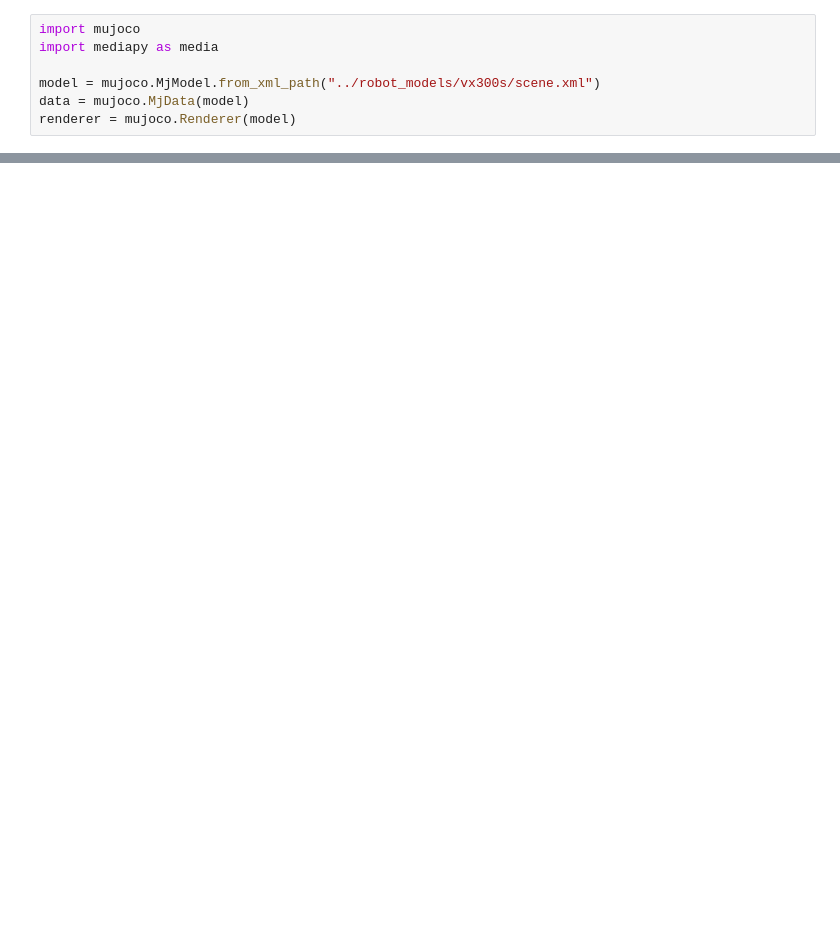
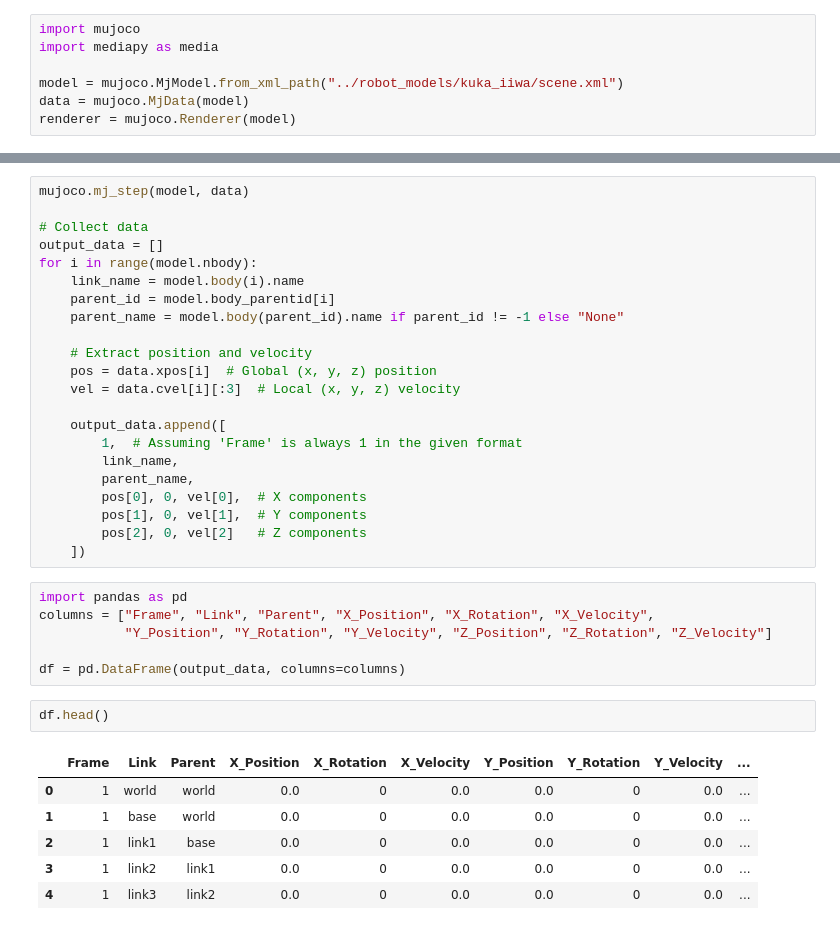
Before and after one commit to apandy02/robot_animation, a Jupyter notebook: experimentation/playground.ipynb, the cells around one changed output, grey strips where cells are left out. Cells and saved outputs as stored; diff of their text form; blank space fills up the shorter version.

Commit message:
modified:   experimentation/playground.ipynb 	modified:   experimentation/ppo.py 	modified:   src/robot_animation/env.py 	modified:   src/robot_animation/example_env.py

```diff
--- a/experimentation/playground.ipynb
+++ b/experimentation/playground.ipynb
@@ -2,7 +2,7 @@
 import mujoco
 import mediapy as media
 
-model = mujoco.MjModel.from_xml_path("../robot_models/vx300s/scene.xml")
+model = mujoco.MjModel.from_xml_path("../robot_models/kuka_iiwa/scene.xml")
 data = mujoco.MjData(model)
 renderer = mujoco.Renderer(model)
 # %%
@@ -13,0 +26,37 @@ media.show_image(renderer.render())
+# %%
+mujoco.mj_step(model, data)
+
+# Collect data
+output_data = []
+for i in range(model.nbody):
+    link_name = model.body(i).name
+    parent_id = model.body_parentid[i]
+    parent_name = model.body(parent_id).name if parent_id != -1 else "None"
+
+    # Extract position and velocity
+    pos = data.xpos[i]  # Global (x, y, z) position
+    vel = data.cvel[i][:3]  # Local (x, y, z) velocity
+
+    output_data.append([
+        1,  # Assuming 'Frame' is always 1 in the given format
+        link_name,
+        parent_name,
+        pos[0], 0, vel[0],  # X components
+        pos[1], 0, vel[1],  # Y components
+        pos[2], 0, vel[2]   # Z components
+    ])
+# %%
+import pandas as pd
+columns = ["Frame", "Link", "Parent", "X_Position", "X_Rotation", "X_Velocity",
+           "Y_Position", "Y_Rotation", "Y_Velocity", "Z_Position", "Z_Rotation", "Z_Velocity"]
+
+df = pd.DataFrame(output_data, columns=columns)
+# %%
+df.head()
+# %% [output]
+|  | Frame | Link | Parent | X_Position | X_Rotation | X_Velocity | Y_Position | Y_Rotation | Y_Velocity | ... |
+| 0 | 1 | world | world | 0.0 | 0 | 0.0 | 0.0 | 0 | 0.0 | ... |
+| 1 | 1 | base | world | 0.0 | 0 | 0.0 | 0.0 | 0 | 0.0 | ... |
+| 2 | 1 | link1 | base | 0.0 | 0 | 0.0 | 0.0 | 0 | 0.0 | ... |
+| 3 | 1 | link2 | link1 | 0.0 | 0 | 0.0 | 0.0 | 0 | 0.0 | ... |
+| 4 | 1 | link3 | link2 | 0.0 | 0 | 0.0 | 0.0 | 0 | 0.0 | ... |
```
Also changed, not shown: parts of 4 cells of this notebook, 3 other files.
